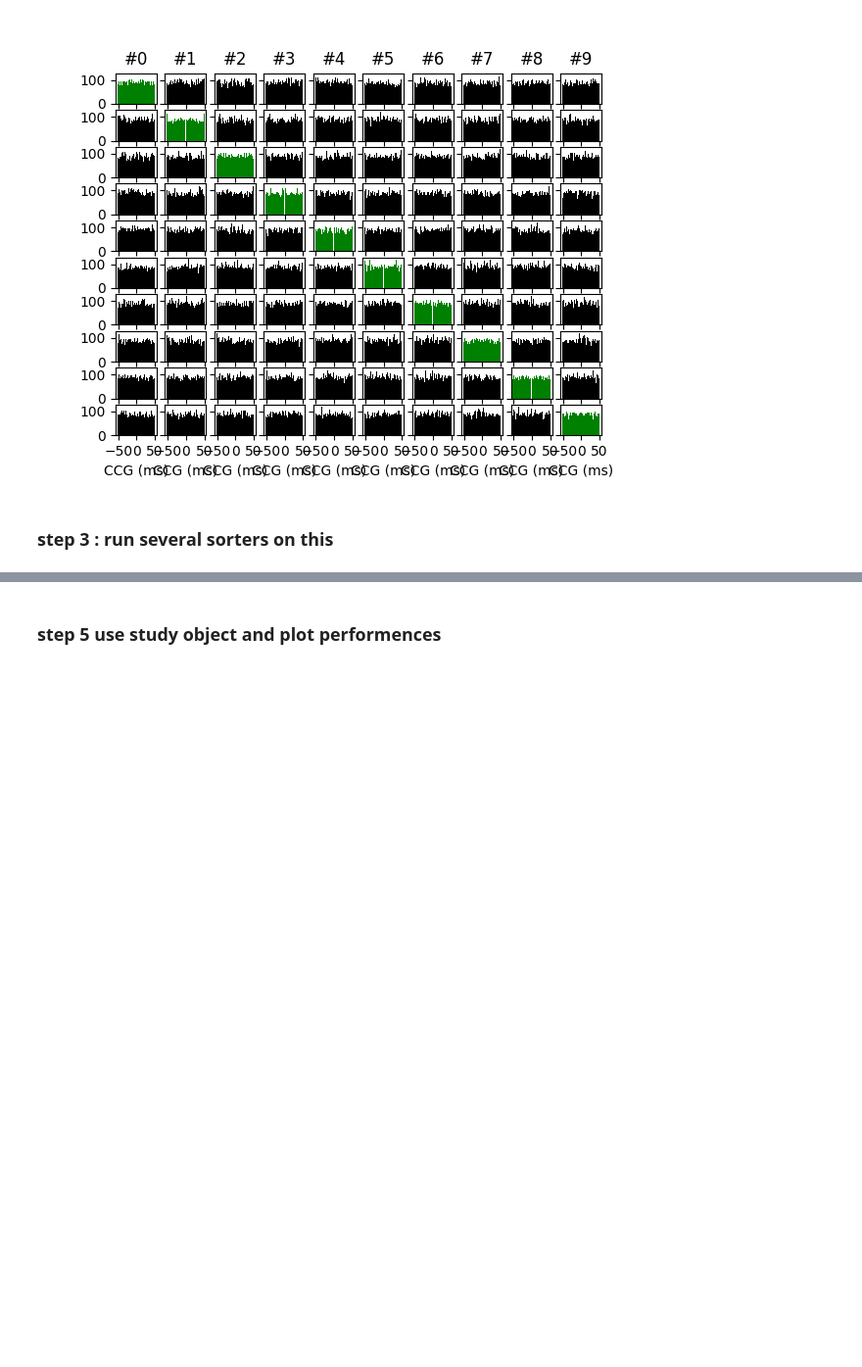
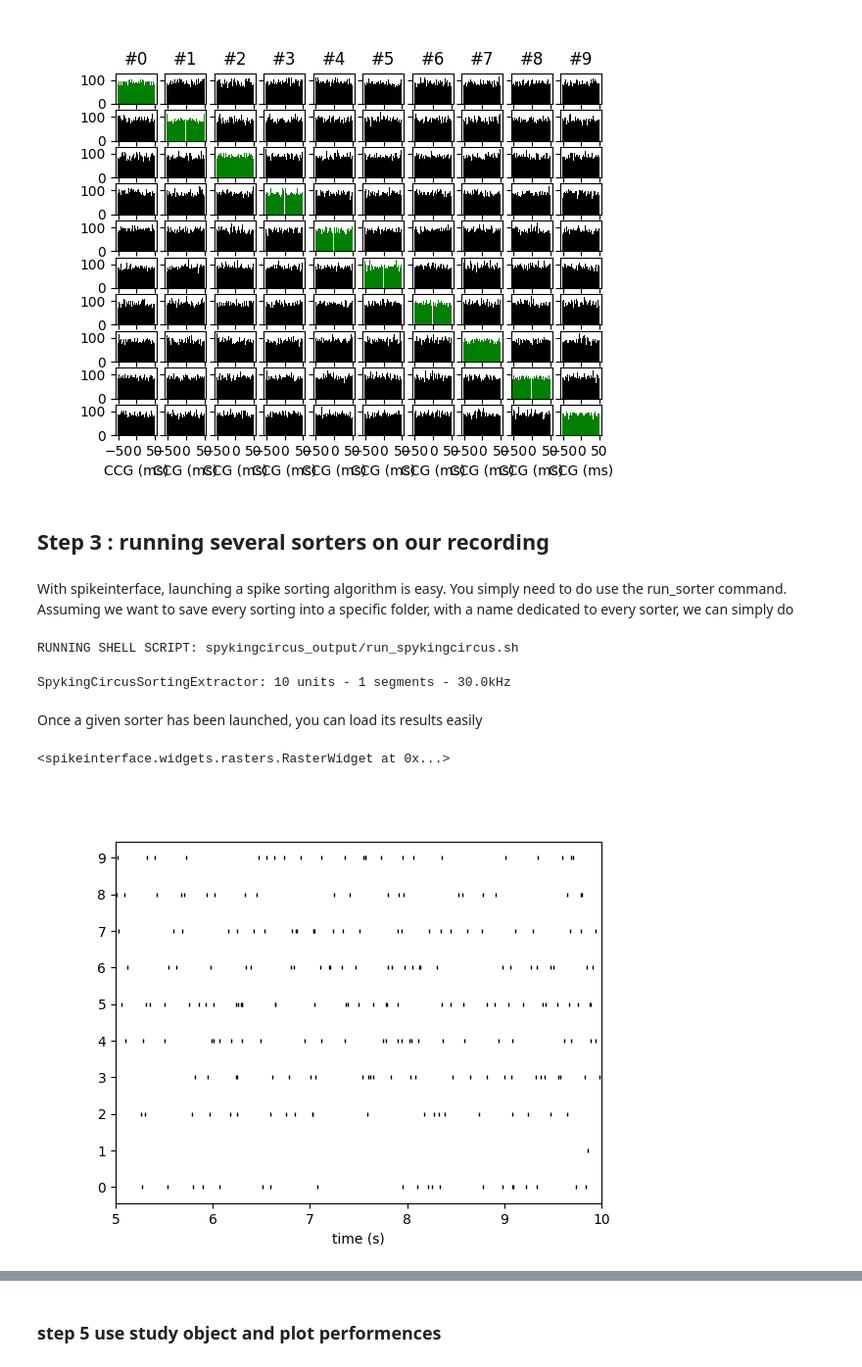
Before and after one commit to samuelgarcia/school_spike_sorting_lyon_2021, a Jupyter notebook: Practice_3_benchmark_some_sorters/practice_3_benchmark_sorters.ipynb, the cells around one changed output, grey strips where cells are left out. Shown at 98% size. Drawn from its saved outputs; the diff is of its cells as text; code cells hidden in the pictures; blank space fills up the shorter version.

```diff
--- a/Practice_3_benchmark_some_sorters/practice_3_benchmark_sorters.ipynb
+++ b/Practice_3_benchmark_some_sorters/practice_3_benchmark_sorters.ipynb
@@ -129,4 +129,23 @@ si.plot_crosscorrelograms(sorting_gt, bin_ms=2, window_ms=100, symmetrize=True)
 <spikeinterface.widgets.correlograms.CrossCorrelogramsWidget at 0x...>
 [figure]
 # %% [markdown]
-### step 3 : run several sorters on this
+## Step 3 : running several sorters on our recording
+# %% [markdown]
+With spikeinterface, launching a spike sorting algorithm is easy. You simply need to do use the run_sorter command. Assuming we want to save every sorting into a specific folder, with a name dedicated to every sorter, we can simply do
+# %%
+for sorter_name in ['spykingcircus', 'tridesclous']:
+    si.run_sorter(sorter_name, rec, output_folder=basedir / sorter_name)
+
+# Note that the sorter list can includes 'kilosort', 'herdingspikes', ... See spikeinterface wrapper for more info
+# %% [output]
+RUNNING SHELL SCRIPT: spykingcircus_output/run_spykingcircus.sh
+SpykingCircusSortingExtractor: 10 units - 1 segments - 30.0kHz
+# %% [markdown]
+Once a given sorter has been launched, you can load its results easily
+# %%
+sorting = si.SpykingCircusSortingExtractor(basedir / 'spykingcircus')
+# We can also look at spikes
+si.plot_rasters(sorting, time_range=(5,10))
+# %% [output]
+<spikeinterface.widgets.rasters.RasterWidget at 0x...>
+[figure, added]
```
Also changed, not shown: parts of 5 cells of this notebook.
